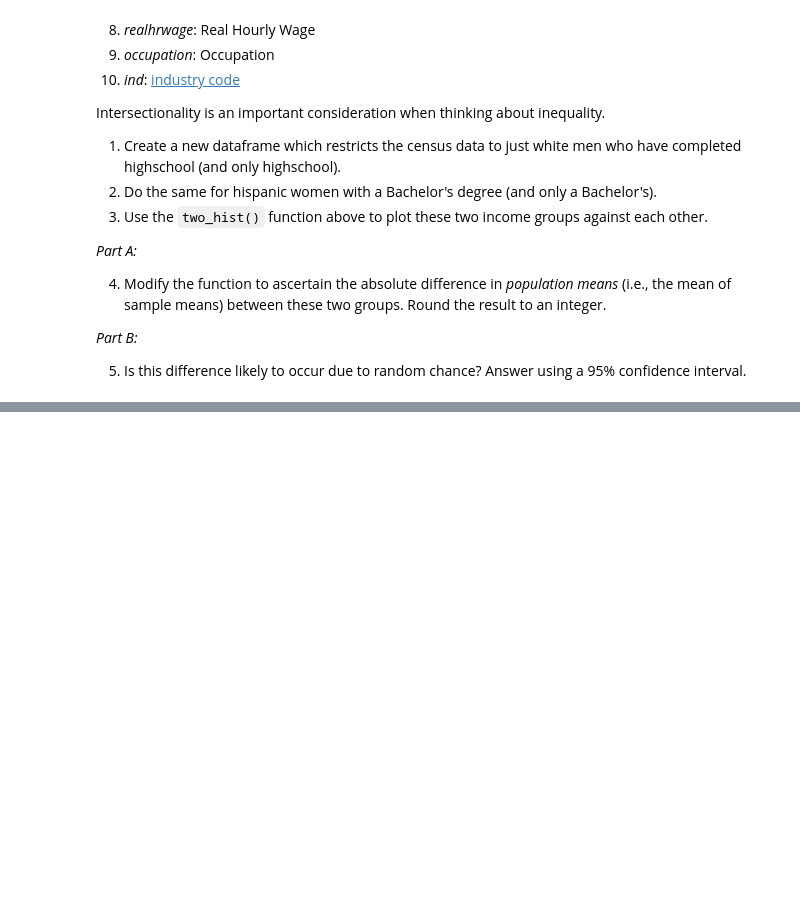
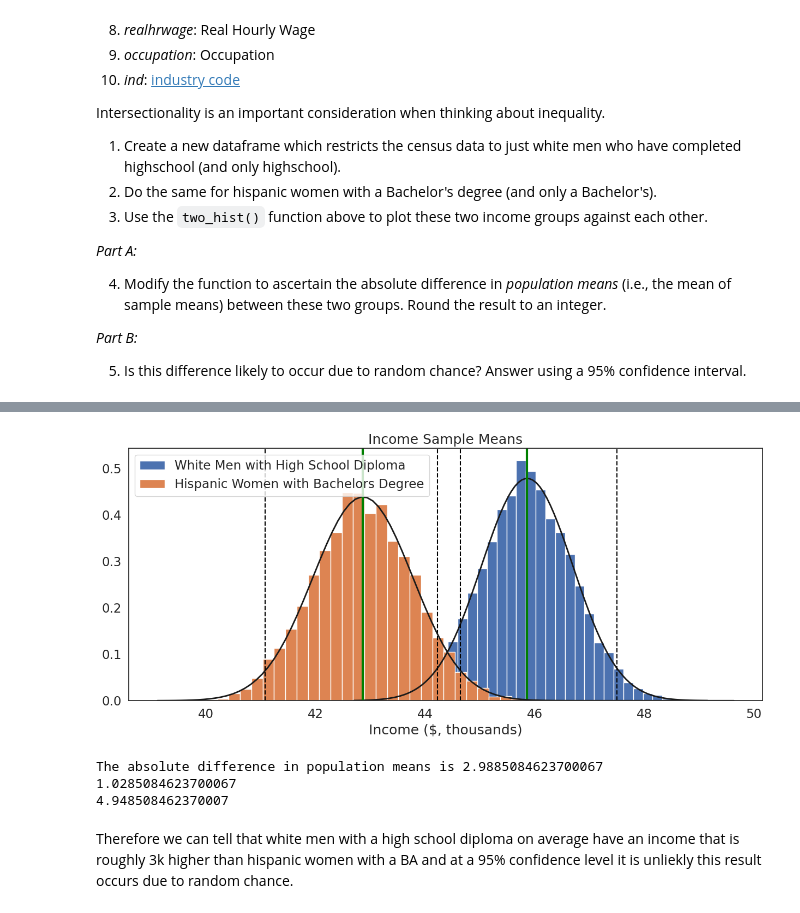
Before and after one commit to defneyucesir/QM-2, a Jupyter notebook: notebooks/W05. Distributions and Basic Statistics.ipynb, the cells around one changed output, grey strips where cells are left out. Drawn from its saved outputs; the diff is of its cells as text; code cells hidden in the pictures; blank space fills up the shorter version.

```diff
--- a/notebooks/W05. Distributions and Basic Statistics.ipynb
+++ b/notebooks/W05. Distributions and Basic Statistics.ipynb
@@ -623,0 +542,44 @@ Below is the traceback from this internal error.
+# %%
+# STEPS 1 & 2
+white_men_highschool=df[(df['sex']==1)&(df['race']==1)&(df['sch']==12)]['income']
+hispanic_women_bachelors=df[(df['sex']==2)&(df['race']==3)&(df['sch']==16)]['income']
+
+# STEP 3
+two_hist([white_men_highschool,hispanic_women_bachelors],['White Men with High School Diploma','Hispanic Women with Bachelors Degree'],'Income ($, thousands)', "Income Sample Means")
+
+# STEP 4
+groups = [white_men_highschool, hispanic_women_bachelors]
+
+sample_meanshs=[]
+sample_meansba=[]
+
+for i in range(0, 10000):
+    samplehs = groups[0].sample(10000, replace=True)
+    sample_meanhs = samplehs.mean()
+    sample_meanshs.append(sample_meanhs)
+
+    sampleba = groups[1].sample(10000, replace=True)
+    sample_meanba = sampleba.mean()
+    sample_meansba.append(sample_meanba)
+
+mean_of_sample_meanshs = np.mean(sample_meanshs)
+mean_of_sample_meansba = np.mean(sample_meansba)
+
+absdiff = abs(mean_of_sample_meanshs - mean_of_sample_meansba)
+print('The absolute difference in population means is', absdiff)
+
+# STEP 5
+sediff = np.sqrt(np.var(sample_meanshs) / len(sample_meanshs) + np.var(sample_meansba) / len(sample_meansba))
+lower_ci=absdiff-se*1.96
+upper_ci=absdiff+se*1.96
+print (lower_ci)
+print (upper_ci)
+
+#Given at a 95% confidence level the confidence interval is 1.03-4.95 and does not cross 0, it is unlikely this difference occurs due to random chance
+# %% [output]
+[figure, added]
+The absolute difference in population means is 2.9885084623700067
+1.0285084623700067
+4.948508462370007
+# %% [markdown]
+Therefore we can tell that white men with a high school diploma on average have an income that is roughly 3k higher than hispanic women with a BA and at a 95% confidence level it is unliekly this result occurs due to random chance.
```
Also changed, not shown: parts of 8 cells of this notebook.
